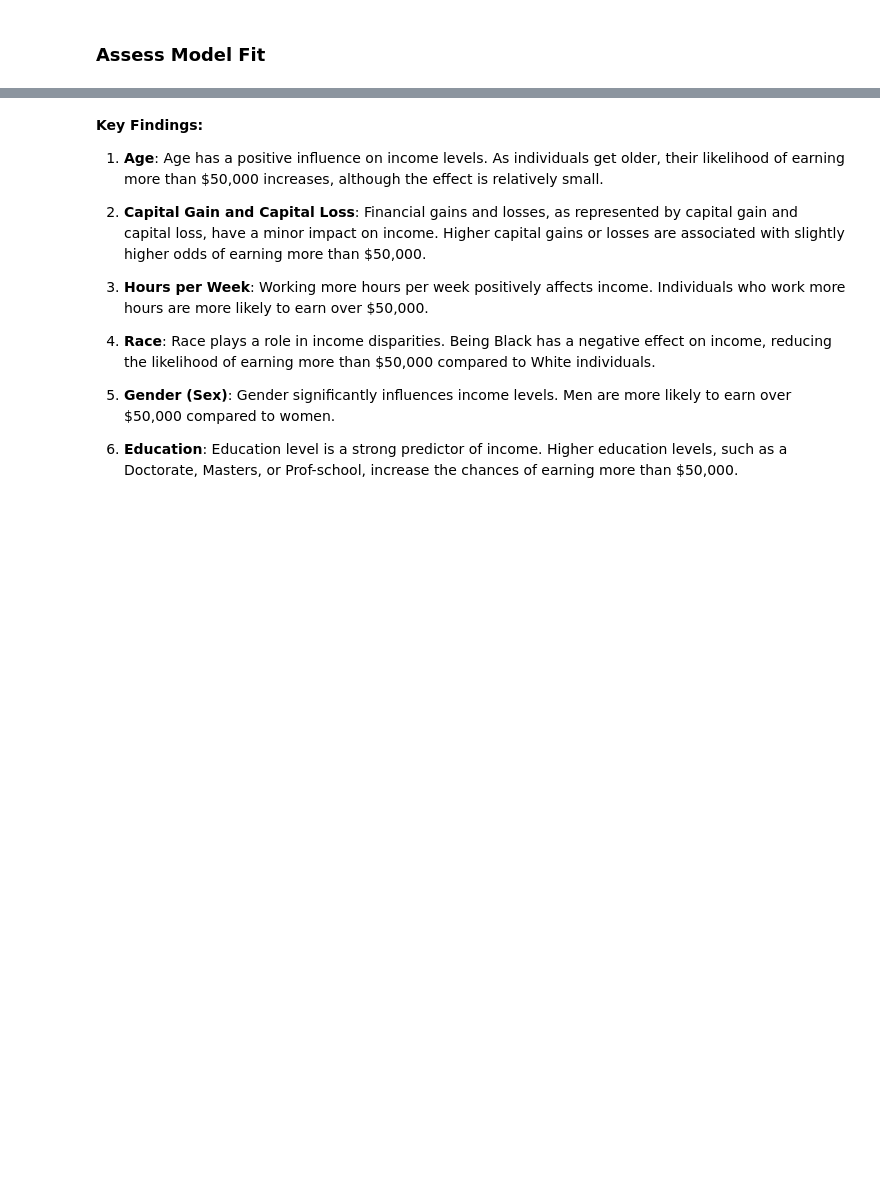
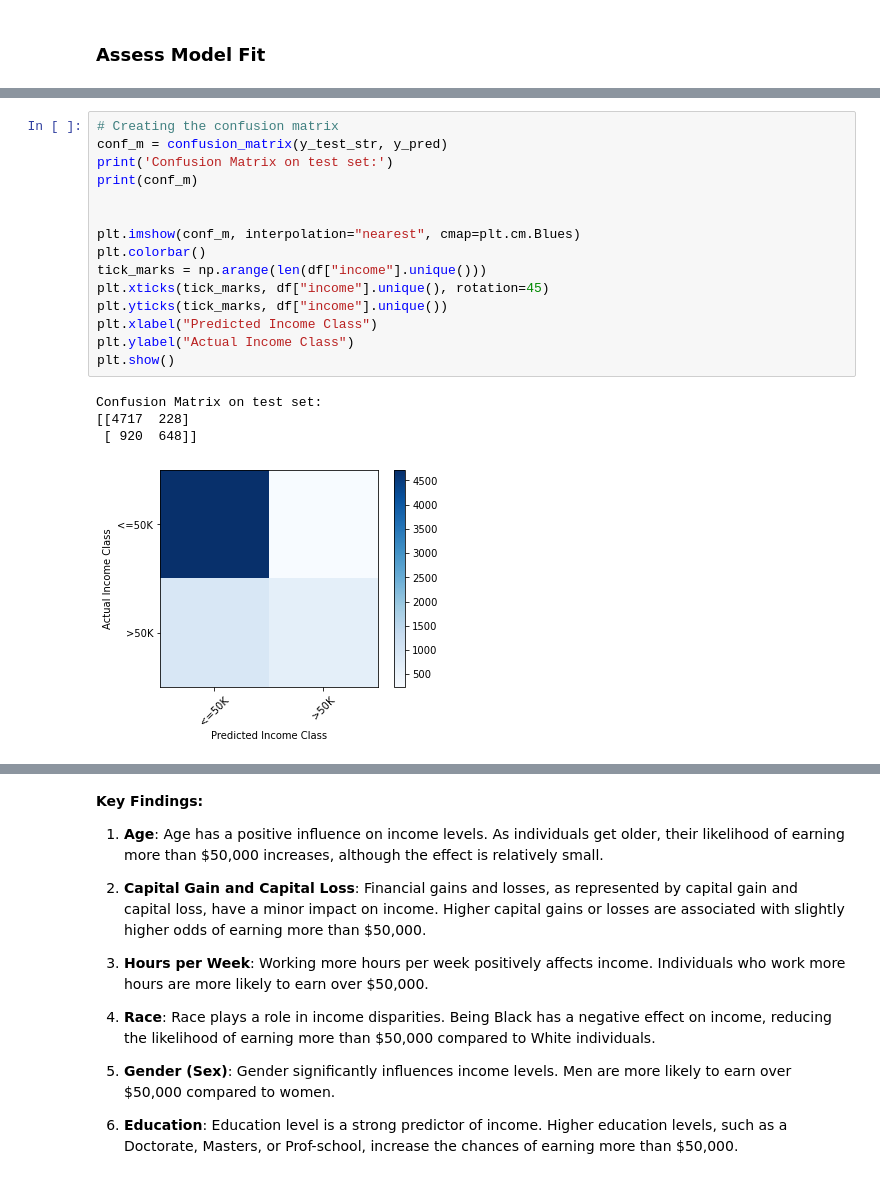
Before and after one commit to MarcLinderGit/census_income_1994, a Jupyter notebook: census_income_1994.ipynb, the cells around one changed output, grey strips where cells are left out. Cells and saved outputs as stored; diff of their text form; blank space fills up the shorter version.

```diff
--- a/census_income_1994.ipynb
+++ b/census_income_1994.ipynb
@@ -344,0 +364,20 @@ Accuracy Score on test set: 0.8231229847996315
+# %%
+# Creating the confusion matrix
+conf_m = confusion_matrix(y_test_str, y_pred)
+print('Confusion Matrix on test set:')
+print(conf_m)
+
+
+plt.imshow(conf_m, interpolation="nearest", cmap=plt.cm.Blues)
+plt.colorbar()
+tick_marks = np.arange(len(df["income"].unique()))
+plt.xticks(tick_marks, df["income"].unique(), rotation=45)
+plt.yticks(tick_marks, df["income"].unique())
+plt.xlabel("Predicted Income Class")
+plt.ylabel("Actual Income Class")
+plt.show()
+# %% [output]
+Confusion Matrix on test set:
+[[4717  228]
+ [ 920  648]]
+[figure, added]
```
Also changed, not shown: parts of 9 cells of this notebook.
